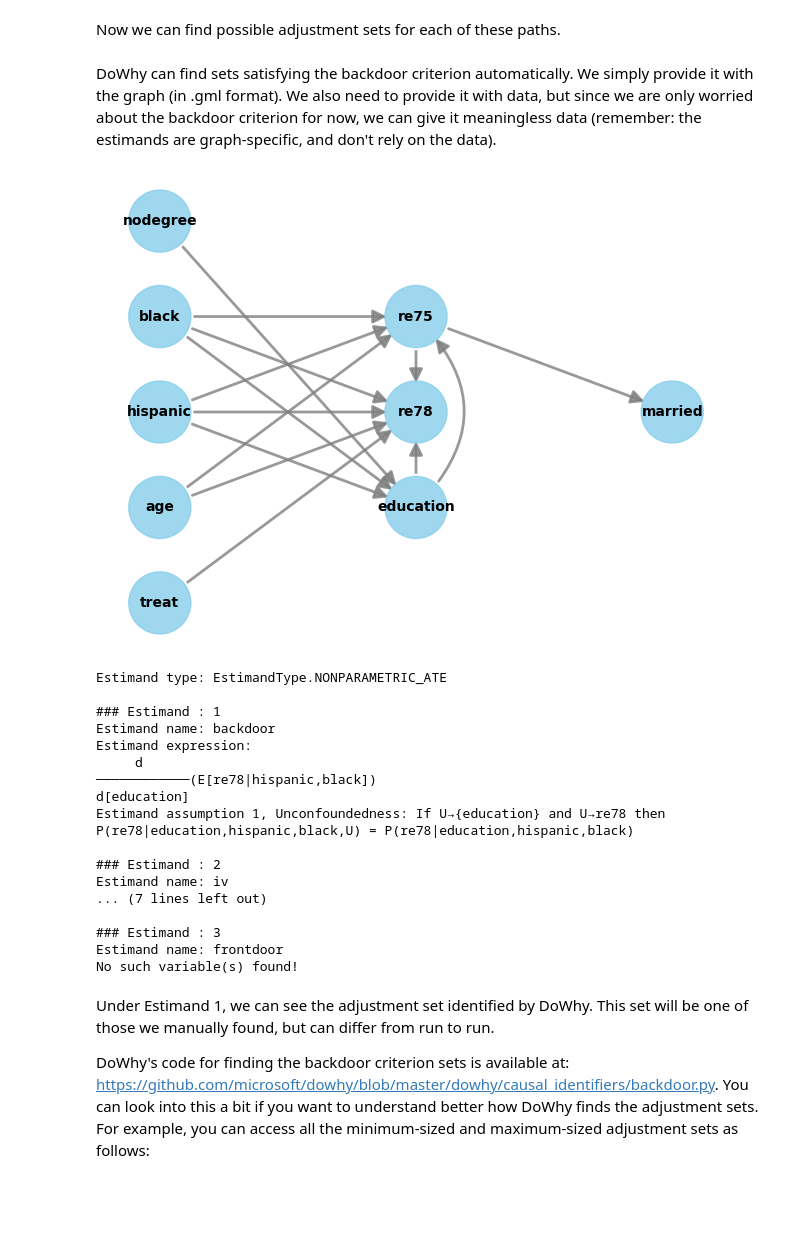
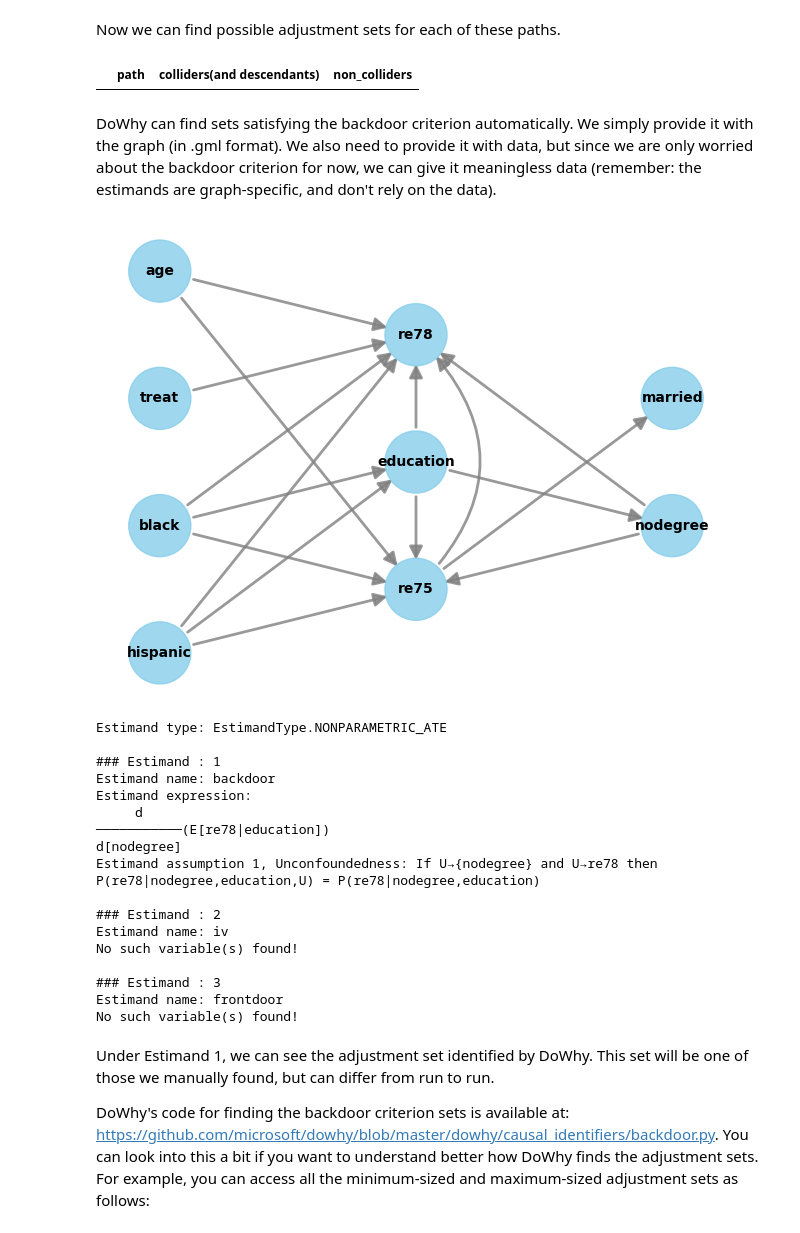
Before and after one commit to sohamchatterjee50/CAUSALITY, a Jupyter notebook: identifying estimands.ipynb, the cells around one changed output. Cells and saved outputs as stored; diff of their text form; code cells hidden in the pictures; blank space fills up the shorter version.

Commit message:
final graph

```diff
--- a/identifying estimands.ipynb
+++ b/identifying estimands.ipynb
@@ -145,6 +196,9 @@ Now we can find possible adjustment sets for each of these paths.
 import pandas as pd
 import numpy as np
 adjustment_variables = pd.DataFrame(columns=['path', 'colliders(and descendants)', 'non_colliders'])
+adjustment_variables
+# %% [output]
+|  | path | colliders(and descendants) | non_colliders |
 # %%
 # colors = ['black', 'r', 'r', 'r', 'black', 'r', 'black', 'black']
 # nx.draw(G, pos= positions, with_labels=True, node_size=600, node_color='w', edgecolors = 'black')
@@ -156,35 +210,35 @@ from dowhy import CausalModel
 from IPython.display import Image, display
 
 # a utility function to parse the .gml file to string
 def gml_to_string(file):
     gml_str = ''
     with open(file, 'r') as file:
         for line in file:
             gml_str += line.rstrip()
     return gml_str
 
 gml_graph = gml_to_string('backdoor_criterion_graph.gml')
 # With GML string
 
 model=CausalModel(
     data = data,
-    treatment='education',
+    treatment='nodegree',
     outcome='re78',
     graph=gml_graph
 )
 
 # model=CausalModel(
 #     data = data,
 #     treatment='hispanic',
 #     outcome='re78',
 #     graph=gml_graph,
 
 # )
 
 
 model.view_model() # need to check how I can adjust the node positions in this visualization :(((
 # %% [output]
-[figure, old version]
+[figure, new version]
 # %%
 identified_estimand = model.identify_effect()
 print(identified_estimand)
@@ -195,13 +249,13 @@ Estimand type: EstimandType.NONPARAMETRIC_ATE
 Estimand name: backdoor
 Estimand expression:
      d
-────────────(E[re78|hispanic,black])
-d[education]
-Estimand assumption 1, Unconfoundedness: If U→{education} and U→re78 then P(re78|education,hispanic,black,U) = P(re78|education,hispanic,black)
+───────────(E[re78|education])
+d[nodegree]
+Estimand assumption 1, Unconfoundedness: If U→{nodegree} and U→re78 then P(re78|nodegree,education,U) = P(re78|nodegree,education)
 
 ### Estimand : 2
 Estimand name: iv
-... (7 lines left out)
+No such variable(s) found!
 
 ### Estimand : 3
 Estimand name: frontdoor
```
Also changed, not shown: parts of 6 cells of this notebook.
